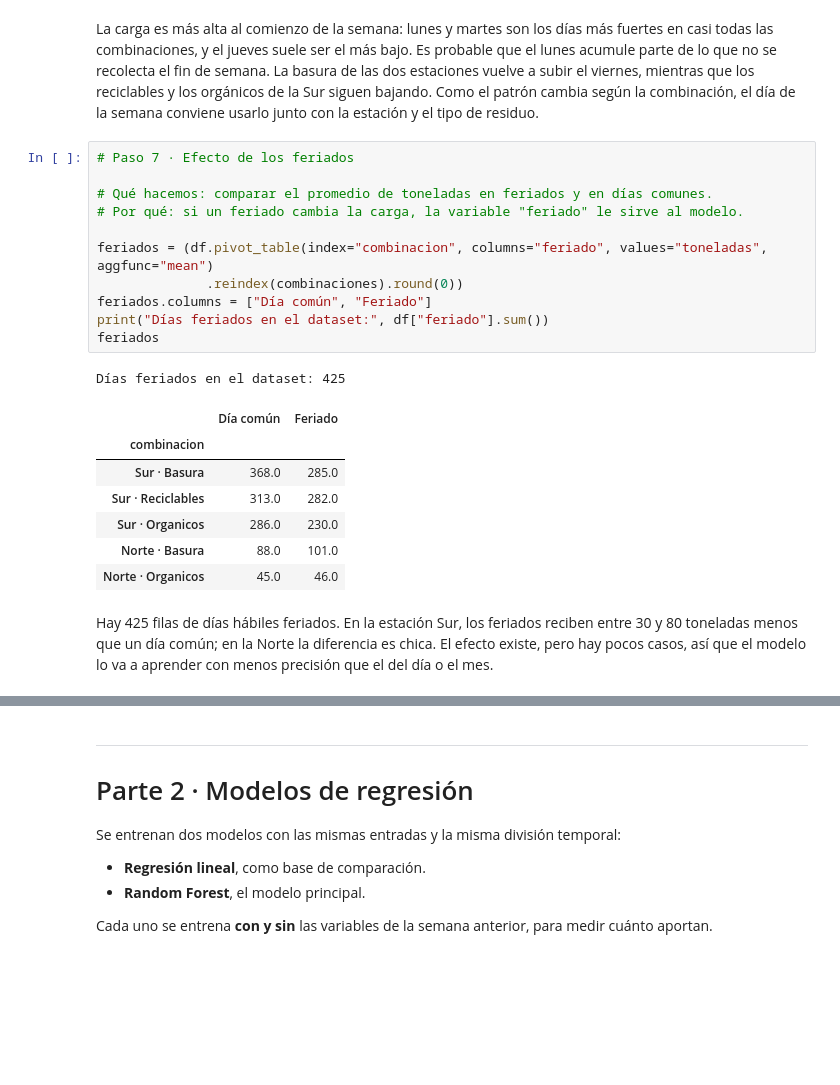
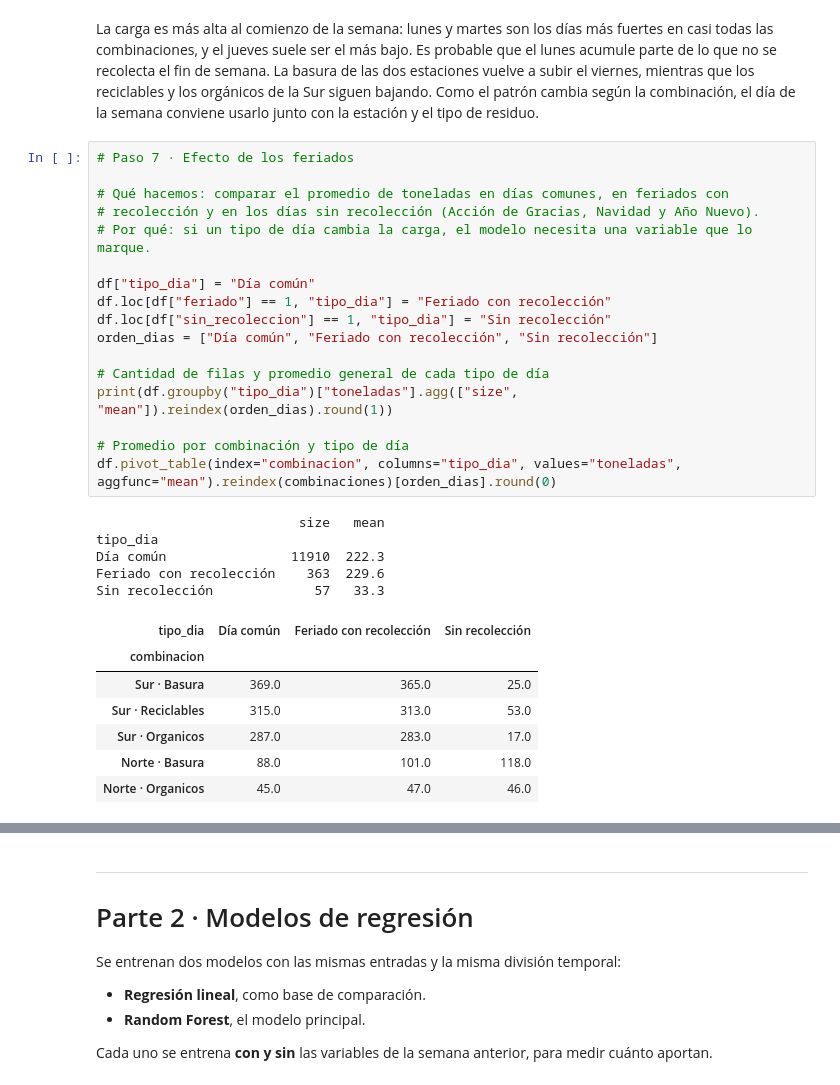
Before and after one commit to Naccho27/tp-predictivos, a Jupyter notebook: notebooks/03_regresion_rf.ipynb, the cells around one changed output, grey strips where cells are left out. Cells and saved outputs as stored; diff of their text form; blank space fills up the shorter version.

```diff
--- a/notebooks/03_regresion_rf.ipynb
+++ b/notebooks/03_regresion_rf.ipynb
@@ -185,24 +185,32 @@ por_dia[combinaciones].round(0)
 # %% [markdown]
 La carga es más alta al comienzo de la semana: lunes y martes son los días más fuertes en casi todas las combinaciones, y el jueves suele ser el más bajo. Es probable que el lunes acumule parte de lo que no se recolecta el fin de semana. La basura de las dos estaciones vuelve a subir el viernes, mientras que los reciclables y los orgánicos de la Sur siguen bajando. Como el patrón cambia según la combinación, el día de la semana conviene usarlo junto con la estación y el tipo de residuo.
-# %%
-# Paso 7 · Efecto de los feriados
-
-# Qué hacemos: comparar el promedio de toneladas en feriados y en días comunes.
-# Por qué: si un feriado cambia la carga, la variable "feriado" le sirve al modelo.
-
-feriados = (df.pivot_table(index="combinacion", columns="feriado", values="toneladas", aggfunc="mean")
-              .reindex(combinaciones).round(0))
-feriados.columns = ["Día común", "Feriado"]
-print("Días feriados en el dataset:", df["feriado"].sum())
-feriados
-# %% [output]
-Días feriados en el dataset: 425
-|  | Día común | Feriado |
-| combinacion |  |  |
-| Sur · Basura | 368.0 | 285.0 |
-| Sur · Reciclables | 313.0 | 282.0 |
-| Sur · Organicos | 286.0 | 230.0 |
-| Norte · Basura | 88.0 | 101.0 |
-| Norte · Organicos | 45.0 | 46.0 |
-# %% [markdown]
-Hay 425 filas de días hábiles feriados. En la estación Sur, los feriados reciben entre 30 y 80 toneladas menos que un día común; en la Norte la diferencia es chica. El efecto existe, pero hay pocos casos, así que el modelo lo va a aprender con menos precisión que el del día o el mes.
+# %%
+# Paso 7 · Efecto de los feriados
+
+# Qué hacemos: comparar el promedio de toneladas en días comunes, en feriados con
+# recolección y en los días sin recolección (Acción de Gracias, Navidad y Año Nuevo).
+# Por qué: si un tipo de día cambia la carga, el modelo necesita una variable que lo marque.
+
+df["tipo_dia"] = "Día común"
+df.loc[df["feriado"] == 1, "tipo_dia"] = "Feriado con recolección"
+df.loc[df["sin_recoleccion"] == 1, "tipo_dia"] = "Sin recolección"
+orden_dias = ["Día común", "Feriado con recolección", "Sin recolección"]
+
+# Cantidad de filas y promedio general de cada tipo de día
+print(df.groupby("tipo_dia")["toneladas"].agg(["size", "mean"]).reindex(orden_dias).round(1))
+
+# Promedio por combinación y tipo de día
+df.pivot_table(index="combinacion", columns="tipo_dia", values="toneladas", aggfunc="mean").reindex(combinaciones)[orden_dias].round(0)
+# %% [output]
+                          size   mean
+tipo_dia
+Día común                11910  222.3
+Feriado con recolección    363  229.6
+Sin recolección             57   33.3
+| tipo_dia | Día común | Feriado con recolección | Sin recolección |
+| combinacion |  |  |  |
+| Sur · Basura | 369.0 | 365.0 | 25.0 |
+| Sur · Reciclables | 315.0 | 313.0 | 53.0 |
+| Sur · Organicos | 287.0 | 283.0 | 17.0 |
+| Norte · Basura | 88.0 | 101.0 | 118.0 |
+| Norte · Organicos | 45.0 | 47.0 | 46.0 |
```
Also changed, not shown: parts of 38 cells of this notebook.
